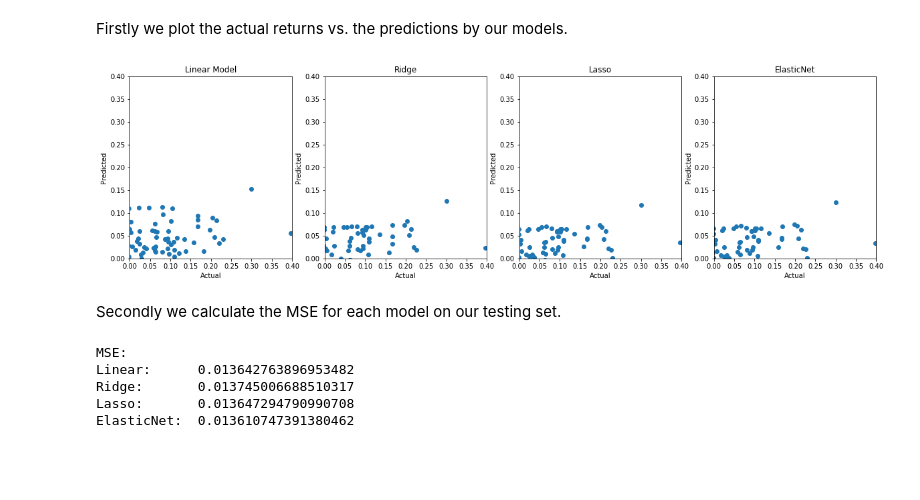
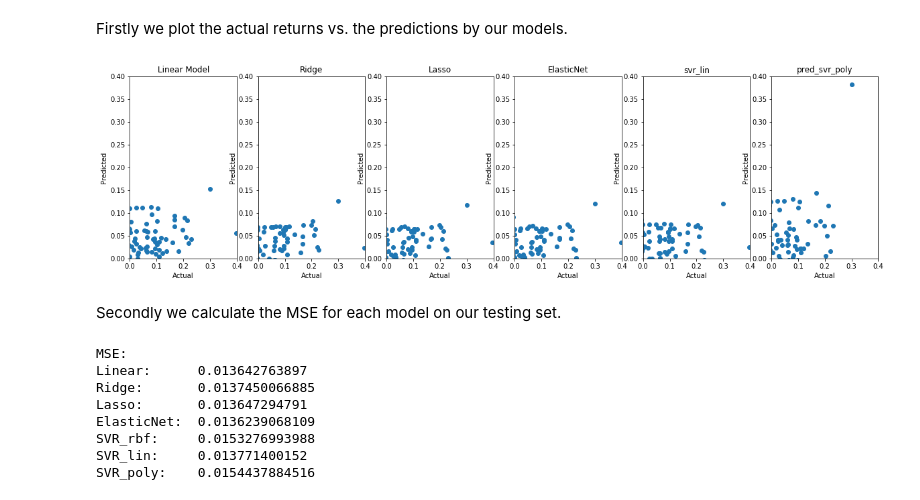
Before and after one commit to Wahe3bru/LinReg, a Jupyter notebook: modelAnalysis/Final notebooks/Model_Analysis_sf_F.ipynb, the cells around one changed output. Cells and saved outputs as stored; diff of their text form; code cells hidden in the pictures; blank space fills up the shorter version.

```diff
--- a/modelAnalysis/Final notebooks/Model_Analysis_sf_F.ipynb
+++ b/modelAnalysis/Final notebooks/Model_Analysis_sf_F.ipynb
@@ -58,0 +60,2 @@ enet = ElasticNet(alpha=0.001,l1_ratio=0.6)
+# %%
+svr_rbf.fit(X_train,y_train)
@@ -58,0 +65,2 @@ enet = ElasticNet(alpha=0.001,l1_ratio=0.6)
+# %%
+svr_lin.fit(X_train,y_train)
@@ -58,0 +70,2 @@ enet = ElasticNet(alpha=0.001,l1_ratio=0.6)
+# %%
+svr_poly.fit(X_train,y_train)
@@ -172,28 +207,31 @@ pred_lm = lm.predict(X_test)
 pred_ridge = ridge.predict(X_test)
 pred_lasso = lasso.predict(X_test)
 pred_enet = enet.predict(X_test)
+pred_svr_rbf = svr_rbf.predict(X_test)
+pred_svr_lin = svr_lin.predict(X_test)
+pred_svr_poly = svr_poly.predict(X_test)
 # %% [markdown]
 ### Testing
 # %% [markdown]
 Firstly we plot the actual returns vs. the predictions by our models.
 # %%
 # Create figure and axes
-f, ax = plt.subplots(figsize=(20,5), nrows=1, ncols=4)
+f, ax = plt.subplots(figsize=(20,5), nrows=1, ncols=6)
 
 # Create list of titles and predictions to use in for loop
-pred = [pred_lm, pred_ridge, pred_lasso, pred_enet]
-title = ['Linear Model', 'Ridge', 'Lasso', 'ElasticNet']
+pred = [pred_lm, pred_ridge, pred_lasso, pred_enet,pred_svr_lin,pred_svr_poly]
+title = ['Linear Model', 'Ridge', 'Lasso', 'ElasticNet','svr_lin','pred_svr_poly']
 
 # Loop through all axes to plot each model's results
-for i in range(4):
+for i in range(6):
     ax[i].set_title(title[i])
     ax[i].set_xlabel('Actual')
     ax[i].set_ylabel('Predicted')
     ax[i].set_xlim(0, 0.4)
     ax[i].set_ylim(0, 0.4)
     ax[i].scatter(y_test,pred[i])
 # %% [output]
-[figure, old version]
+[figure, new version]
 # %% [markdown]
 Secondly we calculate the MSE for each model on our testing set.
 # %%
@@ -202,12 +240,18 @@ print('Linear:     ', metrics.mean_squared_error(y_test, pred_lm))
 print('Ridge:      ', metrics.mean_squared_error(y_test, pred_ridge))
 print('Lasso:      ', metrics.mean_squared_error(y_test, pred_lasso))
 print('ElasticNet: ', metrics.mean_squared_error(y_test, pred_enet))
+print('SVR_rbf:    ', metrics.mean_squared_error(y_test, pred_svr_rbf))
+print('SVR_lin:    ', metrics.mean_squared_error(y_test, pred_svr_lin))
+print('SVR_poly:   ', metrics.mean_squared_error(y_test, pred_svr_poly))
 # %% [output]
 MSE:
-Linear:      0.013642763896953482
-Ridge:       0.013745006688510317
-Lasso:       0.013647294790990708
-ElasticNet:  0.013610747391380462
+Linear:      0.013642763897
+Ridge:       0.0137450066885
+Lasso:       0.013647294791
+ElasticNet:  0.0136239068109
+SVR_rbf:     0.0153276993988
+SVR_lin:     0.013771400152
+SVR_poly:    0.0154437884516
 # %%
 print('Adjusted R-SQUARED SCORES')
 print('Linear:     ', adj_r2_score(lm, y_test, lm.predict(X_test)))
```
Also changed, not shown: parts of 14 cells of this notebook, 3 other files.
